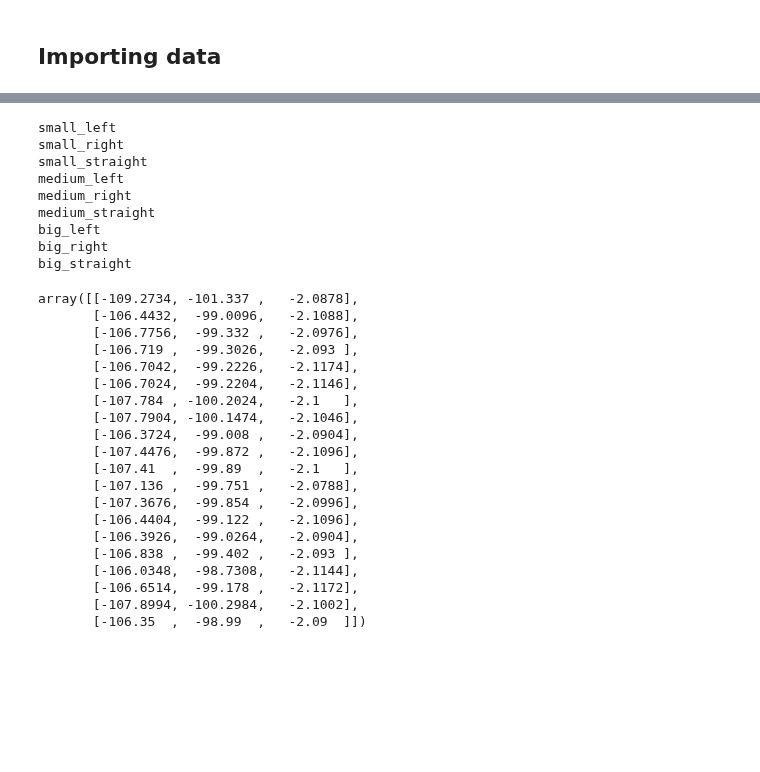
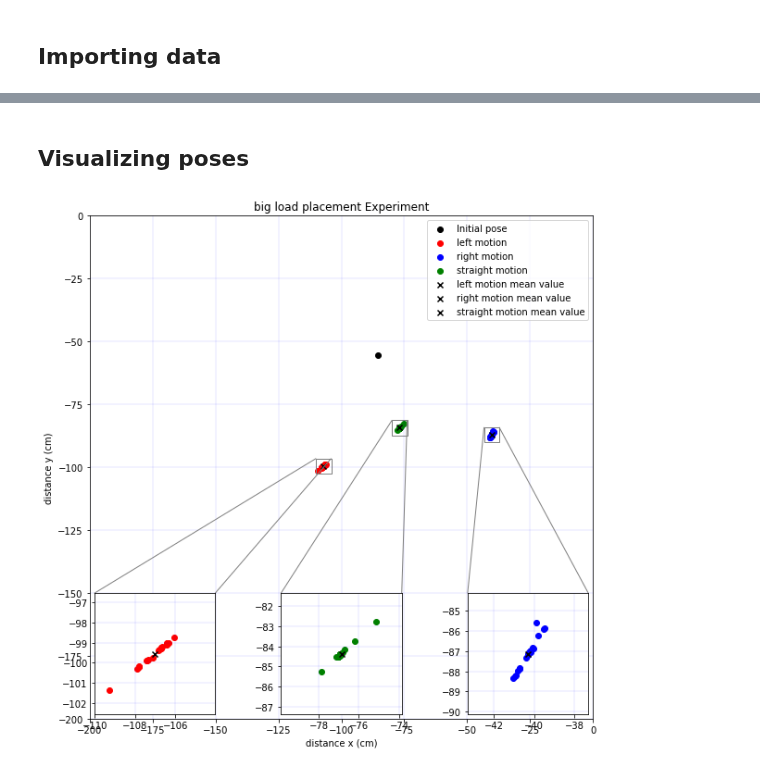
Before and after one commit to pranjaldhole/SEE, a Jupyter notebook: youbot/SEEHomework_AbhishekPadalkar_MaxMensing_PranjalDhole_youbot.ipynb, the cells around one changed output, grey strips where cells are left out. Saved outputs shown, nothing was run; the diff lists cells and outputs as text; code cells hidden in the pictures; blank space fills up the shorter version.

Commit message:
pose data visualization

```diff
--- a/youbot/SEEHomework_AbhishekPadalkar_MaxMensing_PranjalDhole_youbot.ipynb
+++ b/youbot/SEEHomework_AbhishekPadalkar_MaxMensing_PranjalDhole_youbot.ipynb
@@ -16,45 +29,34 @@ import os
 def get_filepath(filename: str):
     PATH = os.getcwd()
     return PATH+'/recordings/CSVs/'+filename+'.csv'
+
+def fetch_data_from_csv(filename: str):
+    return np.loadtxt(get_filepath(filename), delimiter=',')
+# %%
+def distribution_plot(load: str, motion: str, db: dict, save=False, show_fig=True):
+    fname = load+'_'+motion
+    d = db[fname]
+    distr = sb.jointplot(d[:,0], d[:,1], kind='kde')
+    distr.set_axis_labels(xlabel='distance x (cm)', ylabel='distance y (cm)')
+    if save:
+        plt.savefig('images/'+fname)
+    if show_fig:
+        plt.show()
+    plt.close()
+# %%
+def collect_data(load: str, move: str, generate_plots=False):
+    data = {}
+    for i in load:
+        for j in move:
+            filename = i+'_'+j
+            data[filename] = fetch_data_from_csv(filename)
+            if generate_plots:
+                distribution_plot(load=i, motion=j, db=data, save=True, show_fig=False)
+    return data
 # %%
 load = ['small', 'medium', 'big']
 move = ['left', 'right', 'straight']
-# %%
-for i in load:
-    for j in move:
-        filename = i+'_'+j
-        print(filename)
-# %% [output]
-small_left
-small_right
-small_straight
-medium_left
-medium_right
-medium_straight
-big_left
-big_right
-big_straight
-# %%
-big_left = np.loadtxt(get_filepath('big_left'))
-display(big_left)
-# %% [output]
-array([[-109.2734, -101.337 ,   -2.0878],
-       [-106.4432,  -99.0096,   -2.1088],
-       [-106.7756,  -99.332 ,   -2.0976],
-       [-106.719 ,  -99.3026,   -2.093 ],
-       [-106.7042,  -99.2226,   -2.1174],
-       [-106.7024,  -99.2204,   -2.1146],
-       [-107.784 , -100.2024,   -2.1   ],
-       [-107.7904, -100.1474,   -2.1046],
-       [-106.3724,  -99.008 ,   -2.0904],
-       [-107.4476,  -99.872 ,   -2.1096],
-       [-107.41  ,  -99.89  ,   -2.1   ],
-       [-107.136 ,  -99.751 ,   -2.0788],
-       [-107.3676,  -99.854 ,   -2.0996],
-       [-106.4404,  -99.122 ,   -2.1096],
-       [-106.3926,  -99.0264,   -2.0904],
-       [-106.838 ,  -99.402 ,   -2.093 ],
-       [-106.0348,  -98.7308,   -2.1144],
-       [-106.6514,  -99.178 ,   -2.1172],
-       [-107.8994, -100.2984,   -2.1002],
-       [-106.35  ,  -98.99  ,   -2.09  ]])
+# %%
+data = collect_data(load, move, generate_plots=True)
+# %% [markdown]
+## Visualizing poses
@@ -60,0 +140,5 @@ array([[-109.2734, -101.337 ,   -2.0878],
+# %%
+plot_data(data['big_left'], data['big_right'], data['big_straight'],
+          initial_pose, load_type='big', save_fig=True)
+# %% [output]
+[figure, added]
```
Also changed, not shown: parts of 8 cells of this notebook, 12 other files.
